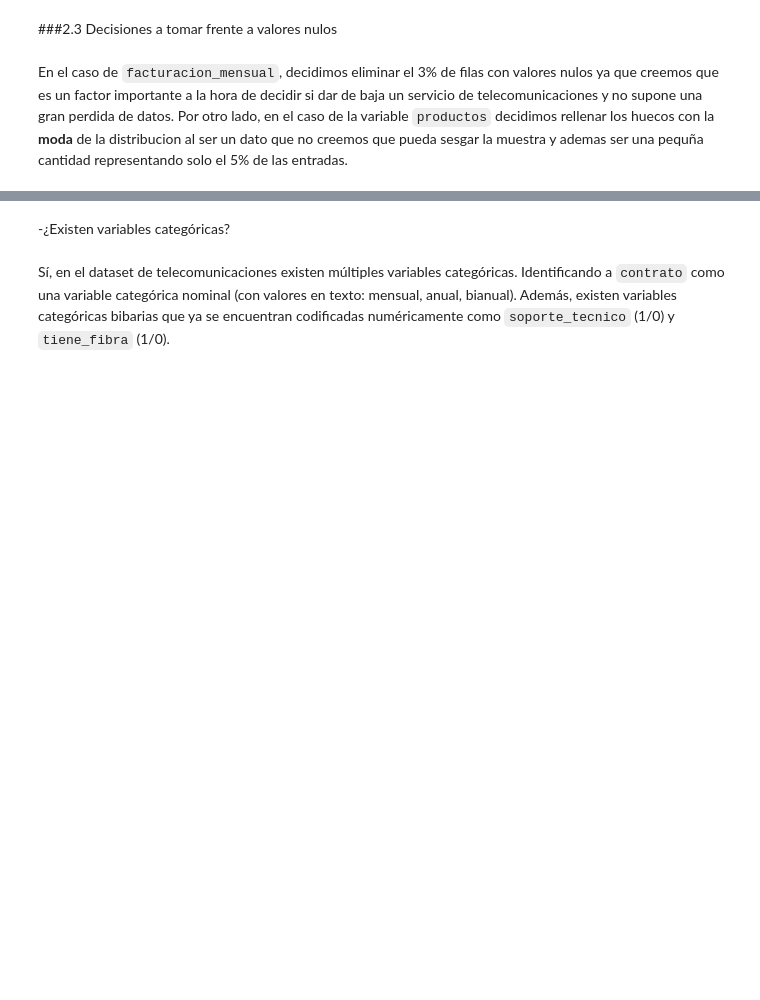
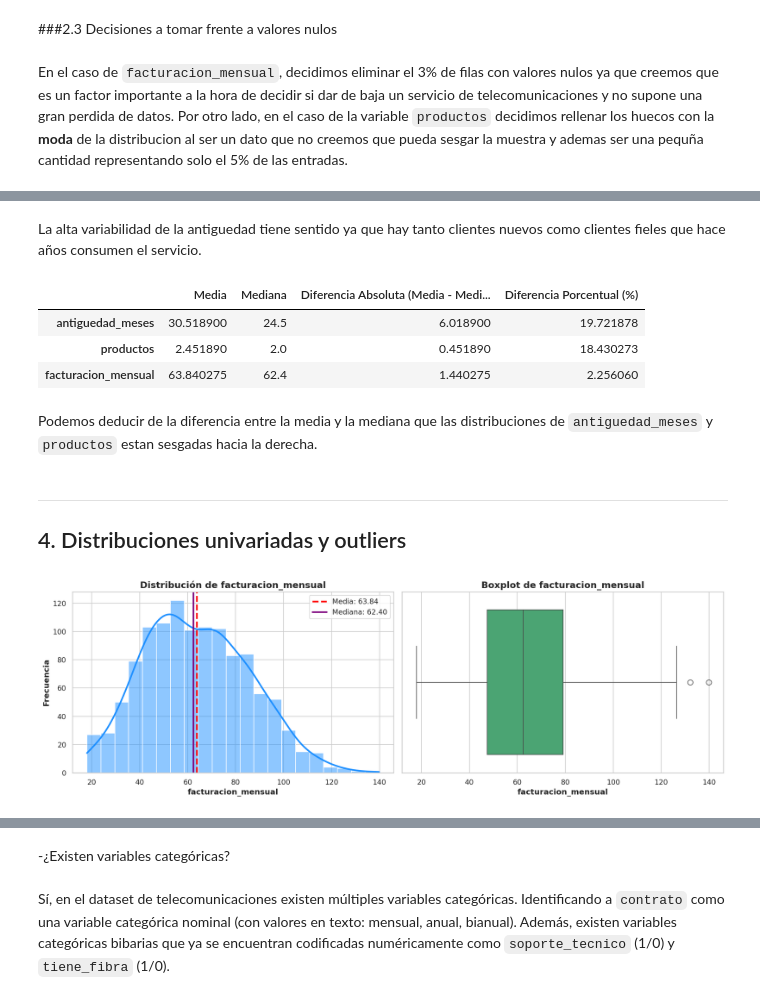
Before and after one commit to Santibareiro27/Inteligencia-Computacional, a Jupyter notebook: RA1_TP2/RA1_Trabajo_práctico_N°_2,_8.ipynb, the cells around one changed output, grey strips where cells are left out. Drawn from its saved outputs; the diff is of its cells as text; code cells hidden in the pictures; blank space fills up the shorter version.

```diff
--- a/RA1_TP2/RA1_Trabajo_práctico_N°_2,_8.ipynb
+++ b/RA1_TP2/RA1_Trabajo_práctico_N°_2,_8.ipynb
@@ -770 +809,57 @@ dtype: int64
+# %% [markdown]
+La alta variabilidad de la antiguedad tiene sentido ya que hay tanto clientes nuevos como clientes fieles que hace años consumen el servicio.
+# %%
+# Calcular la media y la mediana para cada columna numérica
+median_values = datasetChurn[columnas_numericas].median()
+
+# Calcular la diferencia absoluta entre la media y la mediana
+diferencia = (valores_media - median_values).abs()
+
+# Calcular la diferencia porcentual
+diferencia_porcentual = (diferencia / valores_media) * 100
+
+# Crear un DataFrame para mostrar los resultados
+diferencia_df = pd.DataFrame({
+    'Media': valores_media,
+    'Mediana': median_values,
+    'Diferencia Absoluta (Media - Mediana)': diferencia,
+    'Diferencia Porcentual (%)': diferencia_porcentual
+}).sort_values(by='Diferencia Porcentual (%)', ascending=False)
+
+display(diferencia_df)
+# %% [output]
+|  | Media | Mediana | Diferencia Absoluta (Media - Medi... | Diferencia Porcentual (%) |
+| antiguedad_meses | 30.518900 | 24.5 | 6.018900 | 19.721878 |
+| productos | 2.451890 | 2.0 | 0.451890 | 18.430273 |
+| facturacion_mensual | 63.840275 | 62.4 | 1.440275 | 2.256060 |
+# %% [markdown]
+Podemos deducir de la diferencia entre la media y la mediana que las distribuciones de `antiguedad_meses` y `productos` estan sesgadas hacia la derecha.
+# %% [markdown]
+---
+## 4. Distribuciones univariadas y outliers
+# %%
+var = 'facturacion_mensual'
+data_series = datasetChurn[var]
+
+# Configuramos la figura con subplots (1 fila para una variable)
+fig, axes = plt.subplots(nrows=1, ncols=2, figsize=(15, 5))
+
+# --- 1. HISTOGRAMA ---
+sns.histplot(data_series, kde=True, ax=axes[0], color='dodgerblue')
+mean_val = data_series.mean()
+median_val = data_series.median()
+axes[0].axvline(mean_val, color='red', linestyle='--', label=f'Media: {mean_val:.2f}')
+axes[0].axvline(median_val, color='purple', linestyle='-', label=f'Mediana: {median_val:.2f}')
+axes[0].set_title(f'Distribución de {var}')
+axes[0].set_ylabel('Frecuencia')
+axes[0].legend()
+
+# --- 2. BOXPLOT ---
+sns.boxplot(x=data_series, ax=axes[1], color='mediumseagreen')
+axes[1].set_title(f'Boxplot de {var}')
+
+plt.tight_layout()
+plt.show()
+# %% [output]
+[figure, added]
 # %%
```
Also changed, not shown: parts of 13 cells of this notebook.
